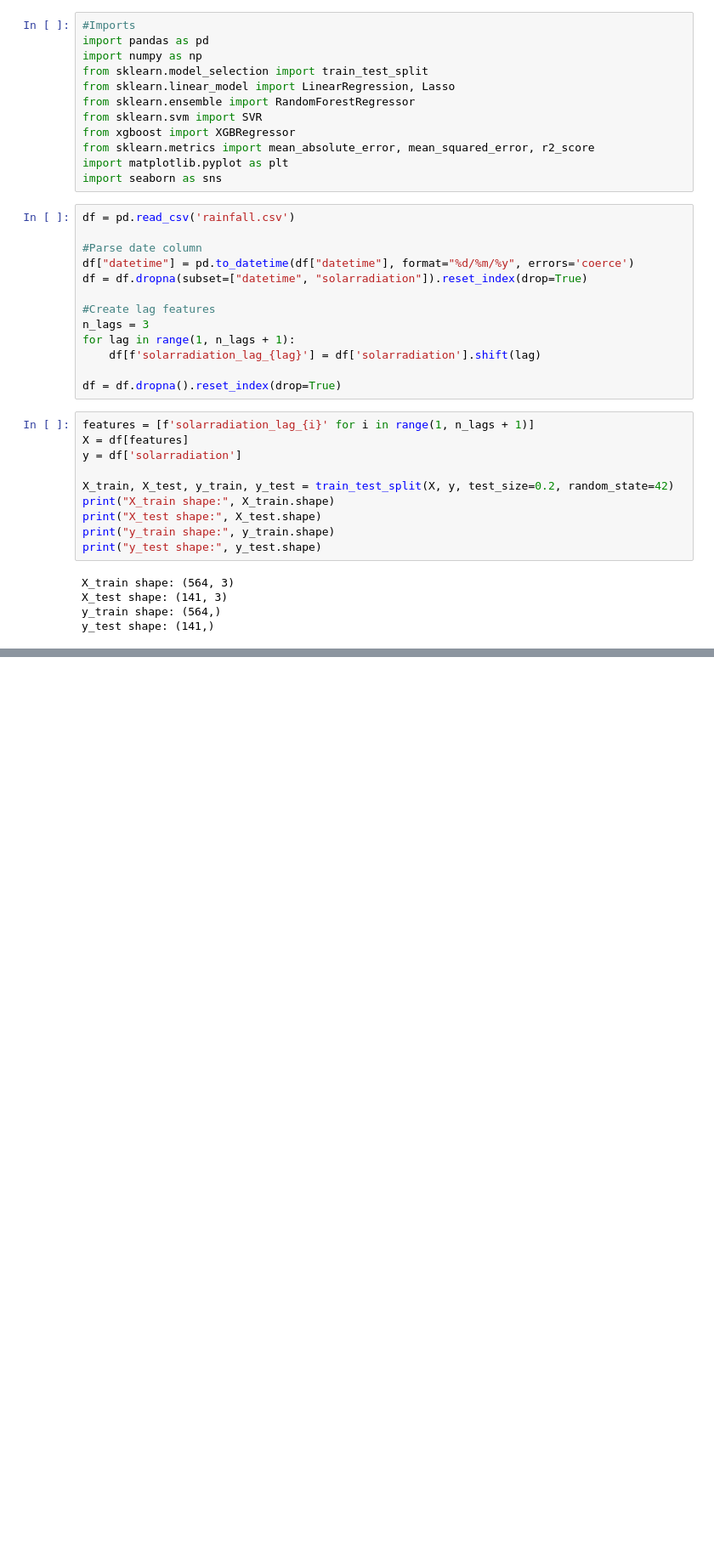
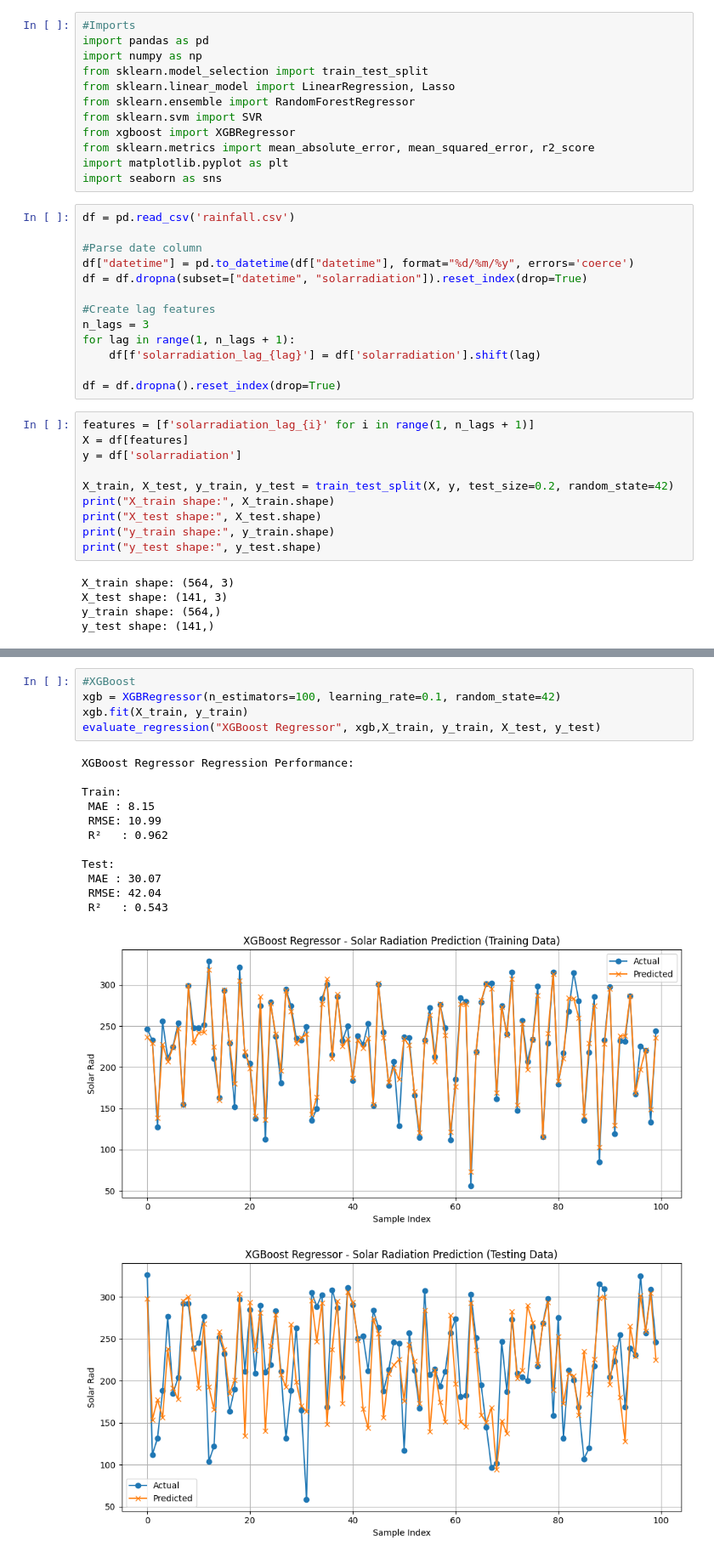
Before and after one commit to Shahaanb/ML-Weather-Model-Comparison, a Jupyter notebook: Different_Features/Solar_Radiation.ipynb, the cells around one changed output, grey strips where cells are left out. Shown at 85% size. Saved outputs shown, nothing was run; the diff lists cells and outputs as text; blank space fills up the shorter version.

```diff
--- a/Different_Features/Solar_Radiation.ipynb
+++ b/Different_Features/Solar_Radiation.ipynb
@@ -40,0 +149,19 @@ y_test shape: (141,)
+# %%
+#XGBoost
+xgb = XGBRegressor(n_estimators=100, learning_rate=0.1, random_state=42)
+xgb.fit(X_train, y_train)
+evaluate_regression("XGBoost Regressor", xgb,X_train, y_train, X_test, y_test)
+# %% [output]
+XGBoost Regressor Regression Performance:
+
+Train:
+ MAE : 8.15
+ RMSE: 10.99
+ R²   : 0.962
+
+Test:
+ MAE : 30.07
+ RMSE: 42.04
+ R²   : 0.543
+[figure, added]
+[figure, added]
```
Also changed, not shown: parts of 7 cells of this notebook, 1 other file.
